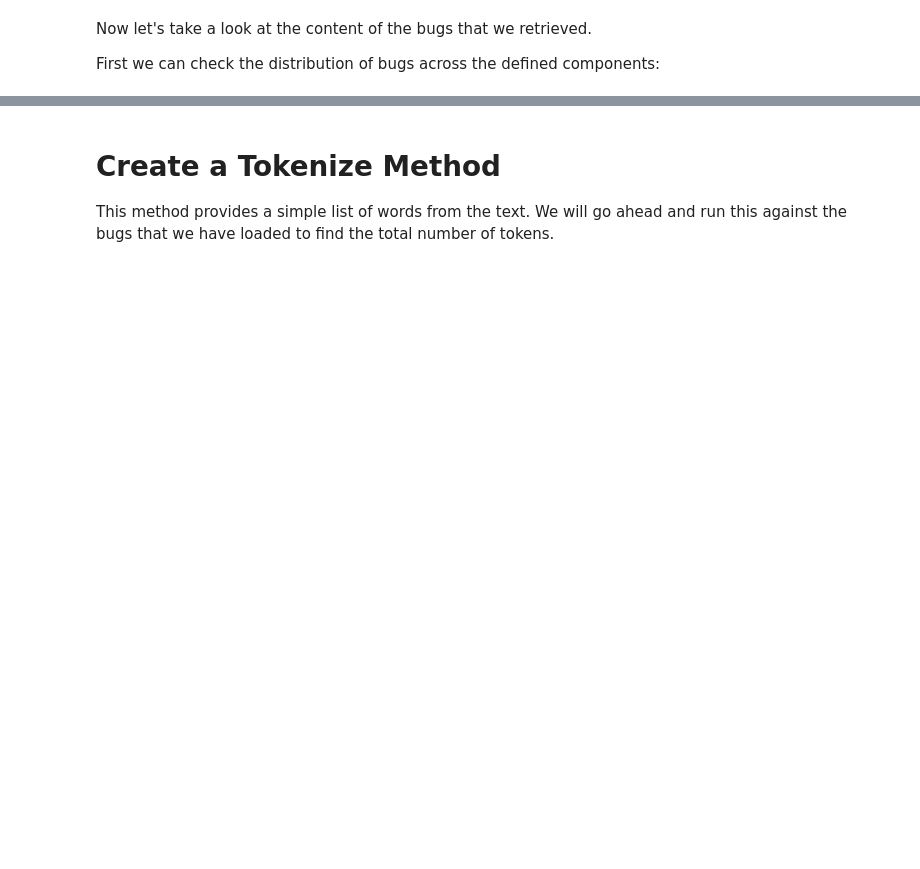
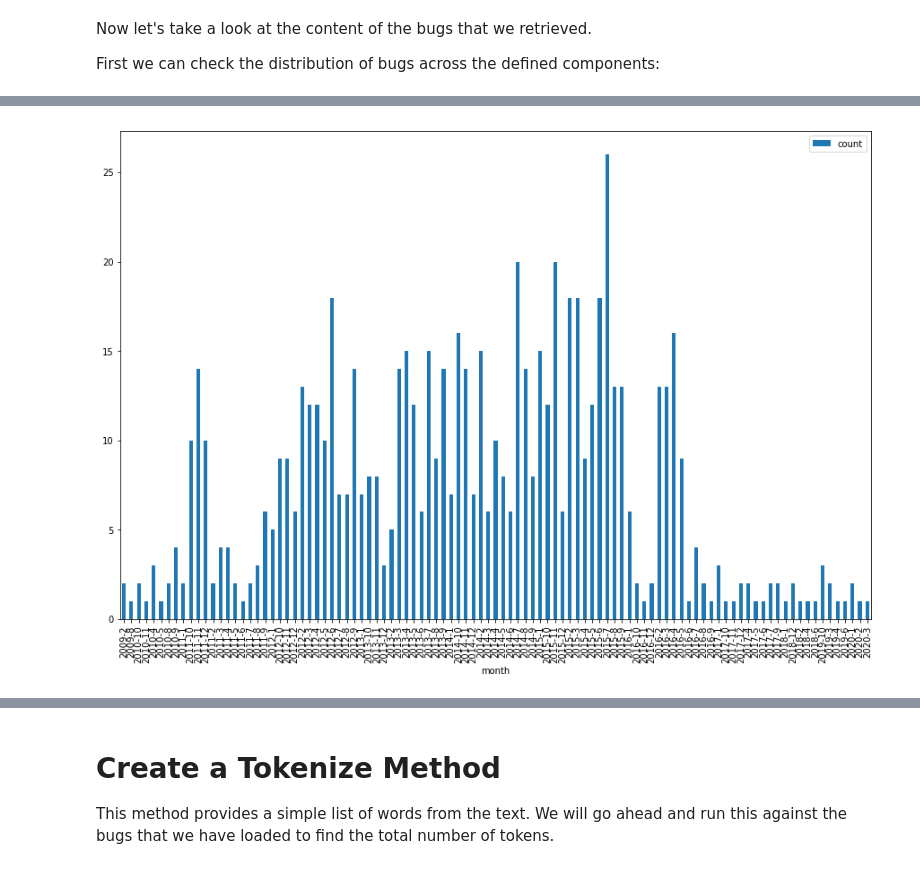
Before and after one commit to HSV-AI/bug-analysis, a Jupyter notebook: Papyrus Bugzilla Analysis.ipynb, the cells around one changed output, grey strips where cells are left out. Drawn from its saved outputs; the diff is of its cells as text; code cells hidden in the pictures; blank space fills up the shorter version.

```diff
--- a/Papyrus Bugzilla Analysis.ipynb
+++ b/Papyrus Bugzilla Analysis.ipynb
@@ -145,3 +173,10 @@ plt.show()
+# %%
+grouped = df.loc[:,['id','month']].groupby('month').count()
+grouped.columns = ['count']
+grouped.plot(kind='bar',figsize=(15,10))
+plt.show()
+# %% [output]
+[figure, added]
 # %%
 grouped = df.loc[:,['id','reporter']].groupby('reporter').count()
 grouped.columns = ['count']
```
Also changed, not shown: parts of 22 cells of this notebook, 4 other files.
